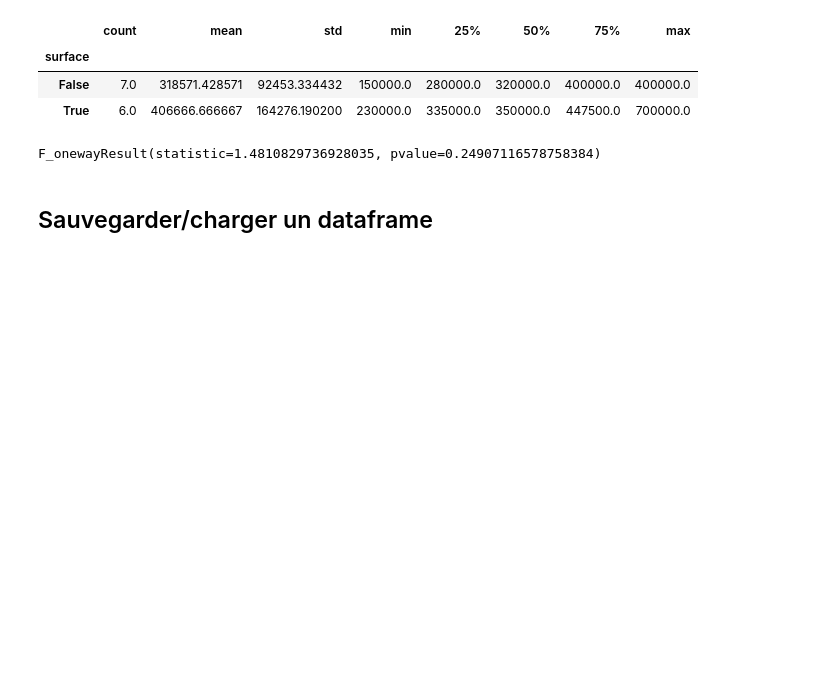
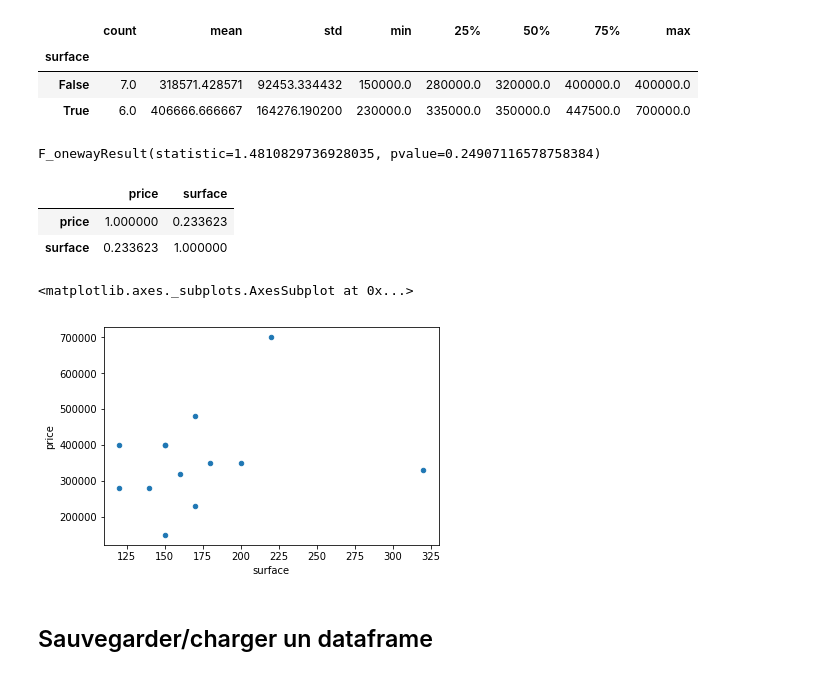
Before and after one commit to titsitits/Python_Data_Science, a Jupyter notebook: Completed_notebooks/5_Python_packages.ipynb, the cells around one changed output. Drawn from its saved outputs; the diff is of its cells as text; code cells hidden in the pictures; blank space fills up the shorter version.

```diff
--- a/Completed_notebooks/5_Python_packages.ipynb
+++ b/Completed_notebooks/5_Python_packages.ipynb
@@ -768,6 +768,19 @@ group_list = [g[1].values for g in groups]
 stats.f_oneway(*group_list)
 # %% [output]
 F_onewayResult(statistic=1.4810829736928035, pvalue=0.24907116578758384)
+# %%
+#Bonus: corrélation
+df[["price","surface"]].corr()
+# %% [output]
+|  | price | surface |
+| price | 1.000000 | 0.233623 |
+| surface | 0.233623 | 1.000000 |
+# %%
+#Bonus: scatter plot (plus de détails au chapitre suivant)
+df.plot.scatter("surface","price")
+# %% [output]
+<matplotlib.axes._subplots.AxesSubplot at 0x...>
+[figure, added]
 # %% [markdown]
 ## Sauvegarder/charger un dataframe
 # %%
```
Also changed, not shown: parts of 5 cells of this notebook.
